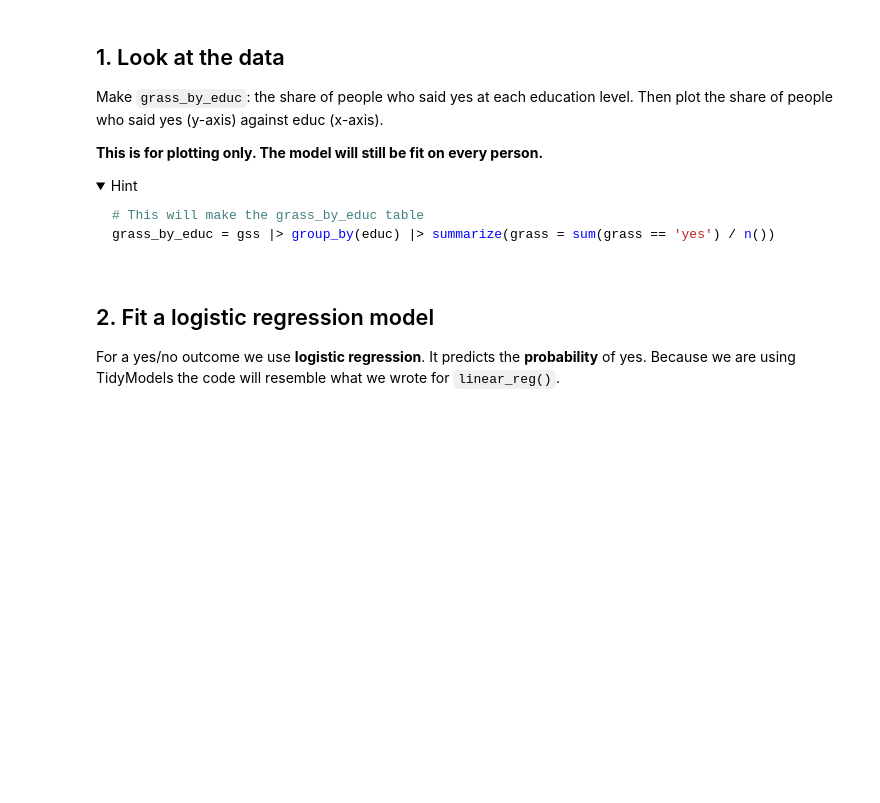
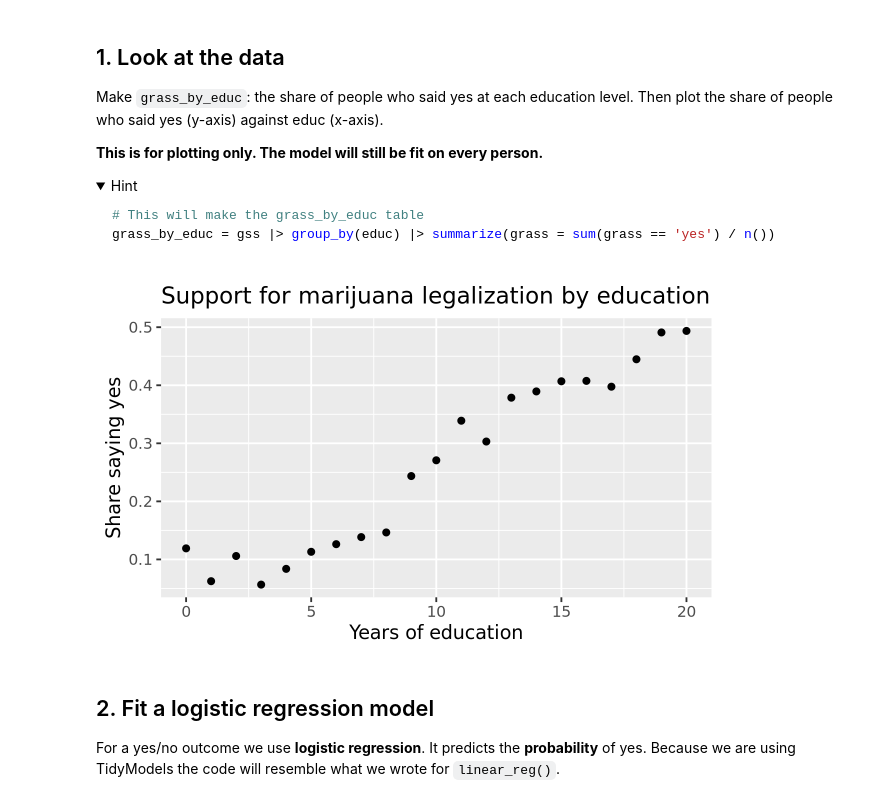
Before and after one commit to vmbharanidharan-ai/codespace, a Jupyter notebook: exercises/10-marginal-effect-exercise.ipynb, the cells around one changed output. Drawn from its saved outputs; the diff is of its cells as text; code cells hidden in the pictures; folded sections open; blank space fills up the shorter version.

````diff
--- a/exercises/10-marginal-effect-exercise.ipynb
+++ b/exercises/10-marginal-effect-exercise.ipynb
@@ -44,6 +65,20 @@ grass_by_educ = gss |> group_by(educ) |> summarize(grass = sum(grass == 'yes') /
 ```
 
 </details>
+# %%
+grass_by_educ = gss |>
+    group_by(educ) |>
+    summarize(grass = sum(grass == 'yes') / n())
+
+ggplot(grass_by_educ, aes(x = educ, y = grass)) +
+    geom_point() +
+    labs(
+        x = 'Years of education',
+        y = 'Share saying yes',
+        title = 'Support for marijuana legalization by education'
+    )
+# %% [output]
+[figure, added]
 # %% [markdown]
 ## 2. Fit a logistic regression model
 
````
Also changed, not shown: parts of 6 cells of this notebook.
